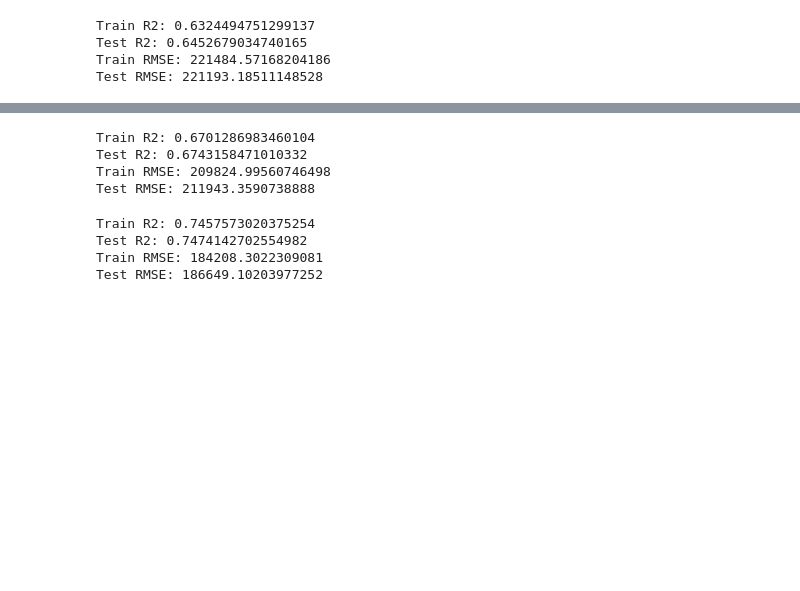
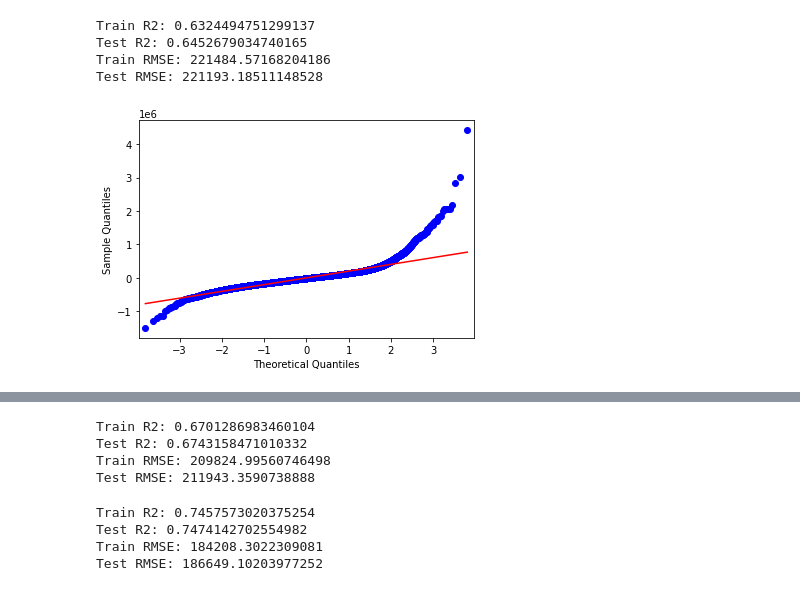
Before and after one commit to hanis-z/King-County-Millenial-homeowner-program, a Jupyter notebook: individualNotebooks/modeling_and_validation_notebook.ipynb, the cells around one changed output, grey strips where cells are left out. Saved outputs shown, nothing was run; the diff lists cells and outputs as text; code cells hidden in the pictures; blank space fills up the shorter version.

```diff
--- a/individualNotebooks/modeling_and_validation_notebook.ipynb
+++ b/individualNotebooks/modeling_and_validation_notebook.ipynb
@@ -417,9 +442,13 @@ model_1_cols = model_base_cols + \
 X1_train = X_train[model_1_cols]
 X1_test = X_test[model_1_cols]
 
-model_1_r2_train, model_1_r2_test, train_rmse, test_rmse = build_model(X1_train, X1_test, y_train, y_test)
+model_1_yhat_train, model_1_residuals_train, model_1_yhat_test, model_1_residuals_test = build_model(X1_train, X1_test, y_train, y_test)
 # %% [output]
 Train R2: 0.6324494751299137
 Test R2: 0.6452679034740165
 Train RMSE: 221484.57168204186
 Test RMSE: 221193.18511148528
+# %%
+sm.qqplot(model_1_residuals_train, line = 'r');
+# %% [output]
+[figure, added]
```
Also changed, not shown: parts of 13 cells of this notebook.
